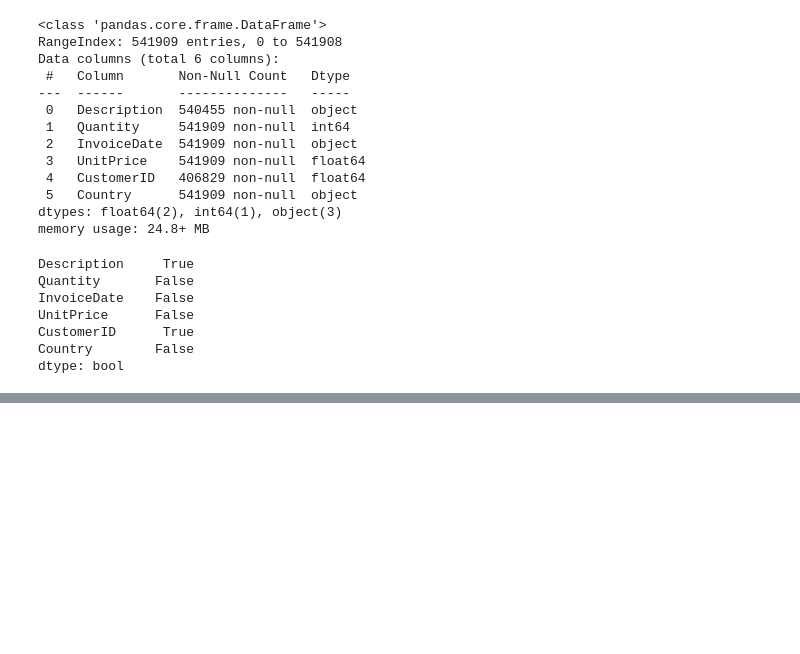
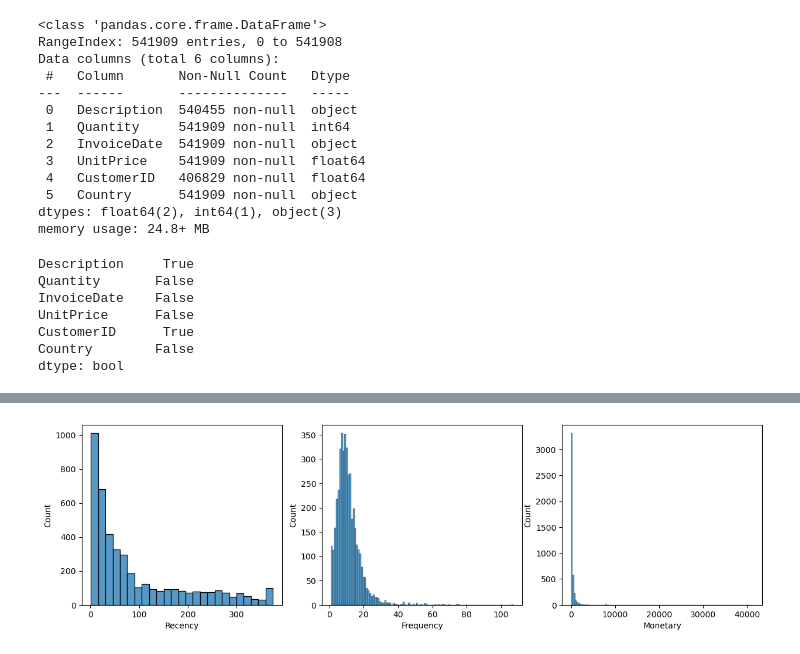
Before and after one commit to ecuwazie-02/ecommerce_pipeline, a Jupyter notebook: ecommerce.ipynb, the cells around one changed output, grey strips where cells are left out. Drawn from its saved outputs; the diff is of its cells as text; code cells hidden in the pictures; blank space fills up the shorter version.

```diff
--- a/ecommerce.ipynb
+++ b/ecommerce.ipynb
@@ -43,3 +50,8 @@ UnitPrice      False
 CustomerID      True
 Country        False
 dtype: bool
+# %%
+df_clean = df.replace(0, np.nan)
+
+df_clean= df_clean.dropna().reset_index(drop= True)
+df_clean.isnull().any()
@@ -45,0 +83,2 @@ dtype: bool
+# %%
+df_clean = df_clean.astype({'InvoiceDate': 'datetime64[ns]', 'Quantity': 'int64', 'UnitPrice': 'float64', 'CustomerID': 'int64'})
@@ -45,0 +95,12 @@ dtype: bool
+# %%
+# Building RFM metrics for customer segmentation
+
+snapshot_date = df_clean['InvoiceDate'].max() + pd.Timedelta(days=1)
+
+rfm = df_clean.groupby('CustomerID').agg({
+    'InvoiceDate': lambda x: (snapshot_date - x.max()).days,
+    'Quantity': 'nunique',
+    'UnitPrice': 'sum'
+
+})
+rfm.rename(columns={'InvoiceDate': 'Recency', 'Quantity': 'Frequency', 'UnitPrice': 'Monetary'}, inplace=True)
@@ -45,0 +131,17 @@ dtype: bool
+# %%
+
+fig, axes = plt.subplots(1, 3, figsize=(15, 4))
+sns.histplot(rfm['Recency'], ax=axes[0])
+fig, axes = plt.subplots(1, 3, figsize=(15, 4))
+sns.histplot(rfm['Recency'], ax=axes[0])
+sns.histplot(rfm['Frequency'], ax=axes[1])
+sns.histplot(np.log1p(rfm['Monetary']), ax=axes[2], bins=50)
+axes[2].set_title('Monetary (log1p)')
+axes[2].set_xlabel('log1p(Monetary)')
+
+plt.show()
+sns.histplot(rfm['Monetary'], ax=axes[2])
+
+plt.show()
+# %% [output]
+[figure, added]
```
Also changed, not shown: parts of 10 cells of this notebook.
